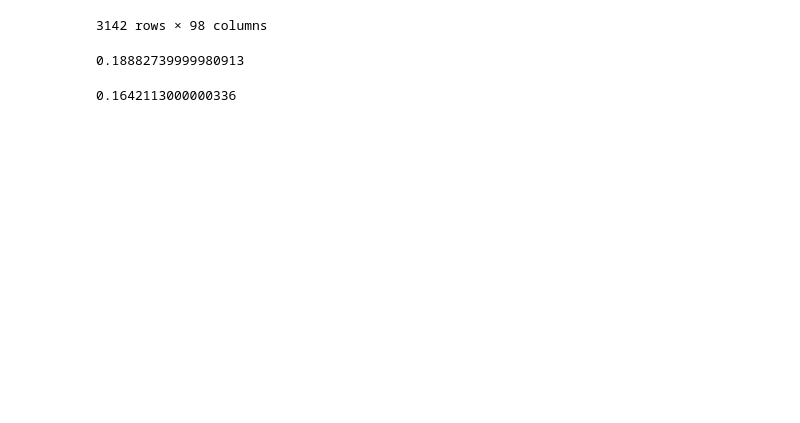
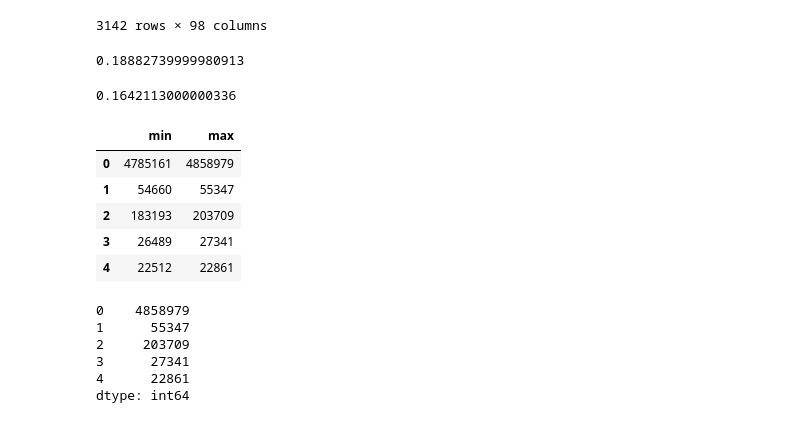
Before and after one commit to GmGniap/practice_python, a Jupyter notebook: Applied_DS_Coursera/Week_3/idioms.ipynb, the cells around one changed output. Saved outputs shown, nothing was run; the diff lists cells and outputs as text; code cells hidden in the pictures; blank space fills up the shorter version.

```diff
--- a/Applied_DS_Coursera/Week_3/idioms.ipynb
+++ b/Applied_DS_Coursera/Week_3/idioms.ipynb
@@ -58,3 +58,33 @@ diff = t1 - t2
 print(diff)
 # %% [output]
 0.1642113000000336
+# %%
+def min_max(row):
+    data = row[[
+        'POPESTIMATE2010',
+        'POPESTIMATE2011',
+        'POPESTIMATE2012',
+        'POPESTIMATE2013',
+        'POPESTIMATE2014',
+        'POPESTIMATE2015']]
+    return pd.Series({'min':np.min(data), 'max': np.max(data)})
+# %%
+df.apply(min_max, axis='columns').head()
+# %% [output]
+|  | min | max |
+| 0 | 4785161 | 4858979 |
+| 1 | 54660 | 55347 |
+| 2 | 183193 | 203709 |
+| 3 | 26489 | 27341 |
+| 4 | 22512 | 22861 |
+# %%
+rows = ['POPESTIMATE2010', 'POPESTIMATE2011', 'POPESTIMATE2012', 'POPESTIMATE2013','POPESTIMATE2014',
+        'POPESTIMATE2015']
+df.apply(lambda x: np.max(x[rows]),axis=1).head()
+# %% [output]
+0    4858979
+1      55347
+2     203709
+3      27341
+4      22861
+dtype: int64
```
Also changed, not shown: parts of 5 cells of this notebook.
